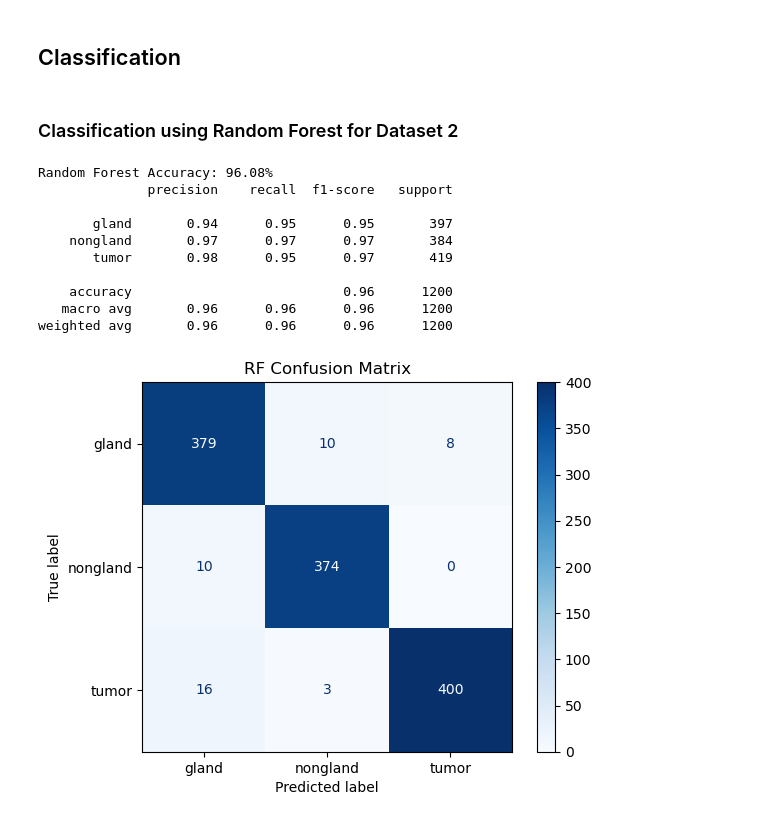
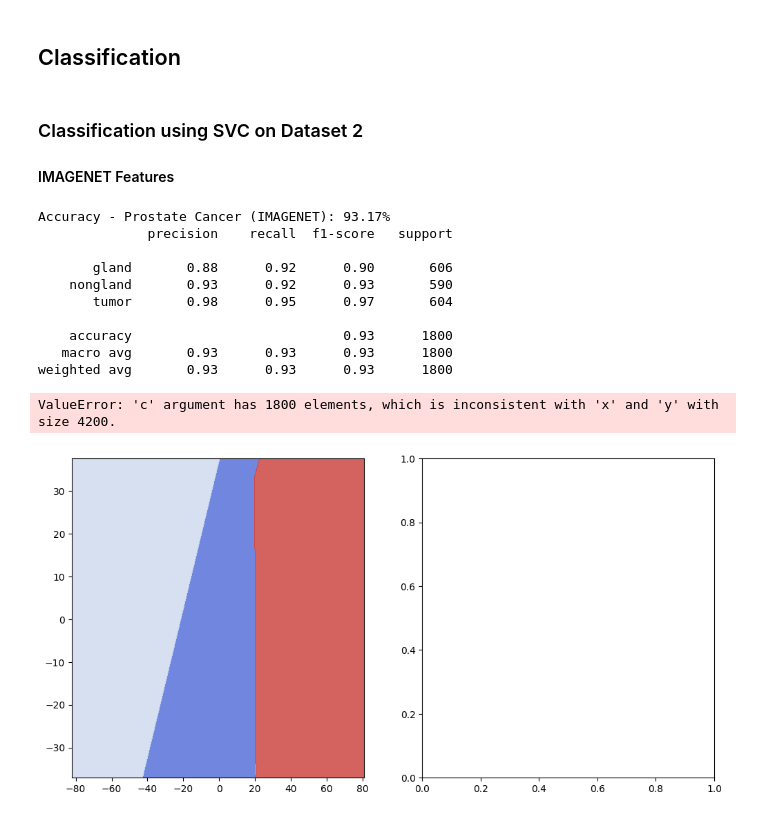
Before and after one commit to aymaneaaquil/COMP432-GroupD, a Jupyter notebook: main.ipynb, the cells around one changed output. Drawn from its saved outputs; the diff is of its cells as text; code cells hidden in the pictures.

```diff
--- a/main.ipynb
+++ b/main.ipynb
@@ -387,35 +380,30 @@ animal_extracted_features = visualize(model_on_imageNet,animal_full_loader,label
 # %% [markdown]
 ## Classification
 # %% [markdown]
-### Classification using Random Forest for Dataset 2
+### Classification using SVC on Dataset 2
+
+#### IMAGENET Features
-# %%
-features, labels = save_features(prostate_full_loader,prostate_extracted_features,device)
-
-tsne = TSNE(n_components=2, random_state=42)
-features_2d = tsne.fit_transform(features)
-
-X_train, X_test, y_train, y_test = train_test_split(features_2d, labels, test_size=0.2, random_state=42)
-
-rf_classifier = RandomForestClassifier(random_state=42)
-rf_classifier.fit(X_train, y_train)
-
-
-y_pred = rf_classifier.predict(X_test)
-
-accuracy = accuracy_score(y_test, y_pred)
-print(f"Random Forest Accuracy: {accuracy * 100:.2f}%")
-print(classification_report(y_test, y_pred, target_names=label_tags_prostate))
-
-plot_confusion_matrix(y_test, y_pred, "RF Confusion Matrix", label_tags_prostate)
-# %% [output]
-Random Forest Accuracy: 96.08%
-              precision    recall  f1-score   support
-
-       gland       0.94      0.95      0.95       397
-    nongland       0.97      0.97      0.97       384
-       tumor       0.98      0.95      0.97       419
-
-    accuracy                           0.96      1200
-   macro avg       0.96      0.96      0.96      1200
-weighted avg       0.96      0.96      0.96      1200
-[figure, removed]
+# %%
+svc_classification(
+    dataset=prostate_full_loader,
+    feature_extractor=prostate_imagenet_fe,
+    class_labels=label_tags_prostate,
+    model_label="IMAGENET",
+    dataset_label="Prostate Cancer",
+    test_size=TEST_SIZE,
+    seed=SEED,
+    device=device
+)
+# %% [output]
+Accuracy - Prostate Cancer (IMAGENET): 93.17%
+              precision    recall  f1-score   support
+
+       gland       0.88      0.92      0.90       606
+    nongland       0.93      0.92      0.93       590
+       tumor       0.98      0.95      0.97       604
+
+    accuracy                           0.93      1800
+   macro avg       0.93      0.93      0.93      1800
+weighted avg       0.93      0.93      0.93      1800
+ValueError: 'c' argument has 1800 elements, which is inconsistent with 'x' and 'y' with size 4200.
+[figure, added]
```
Also changed, not shown: parts of 16 cells of this notebook, 4 other files.
